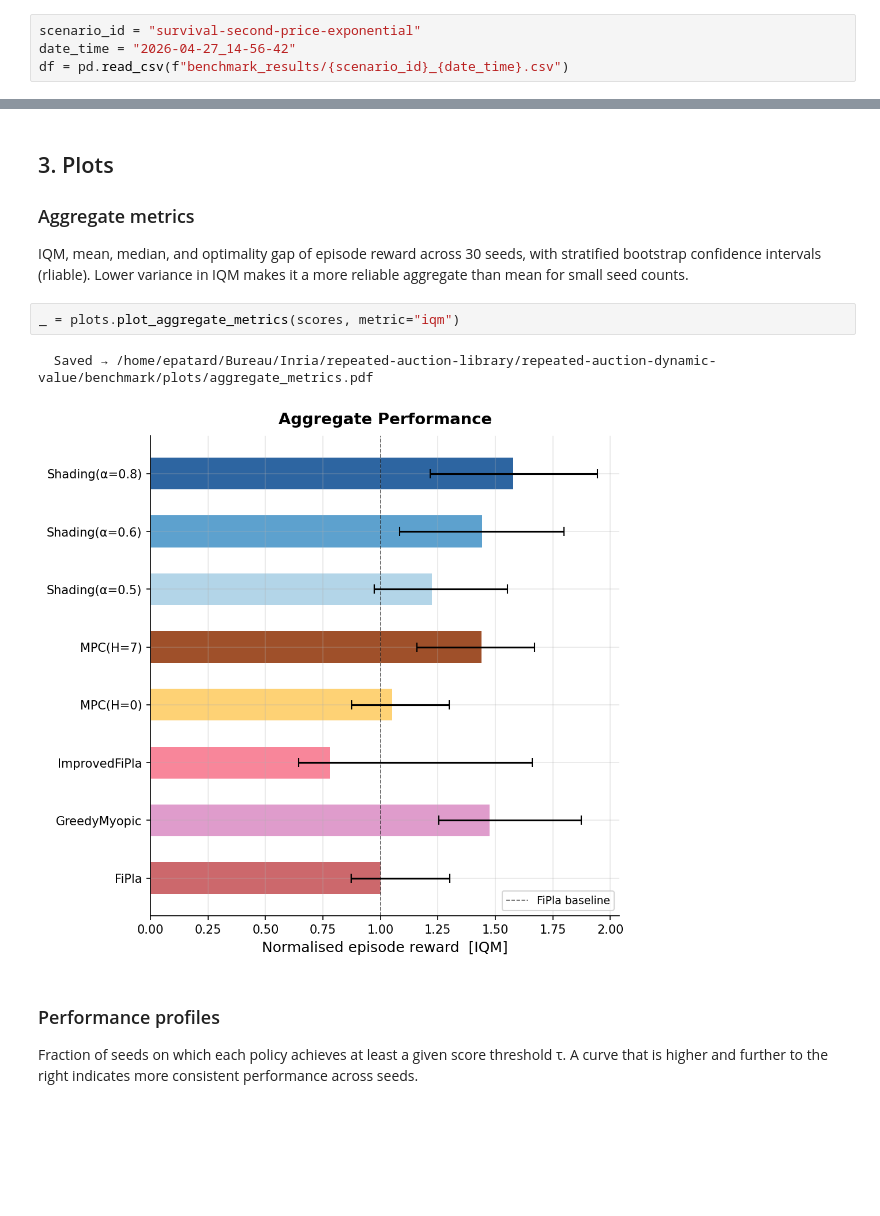
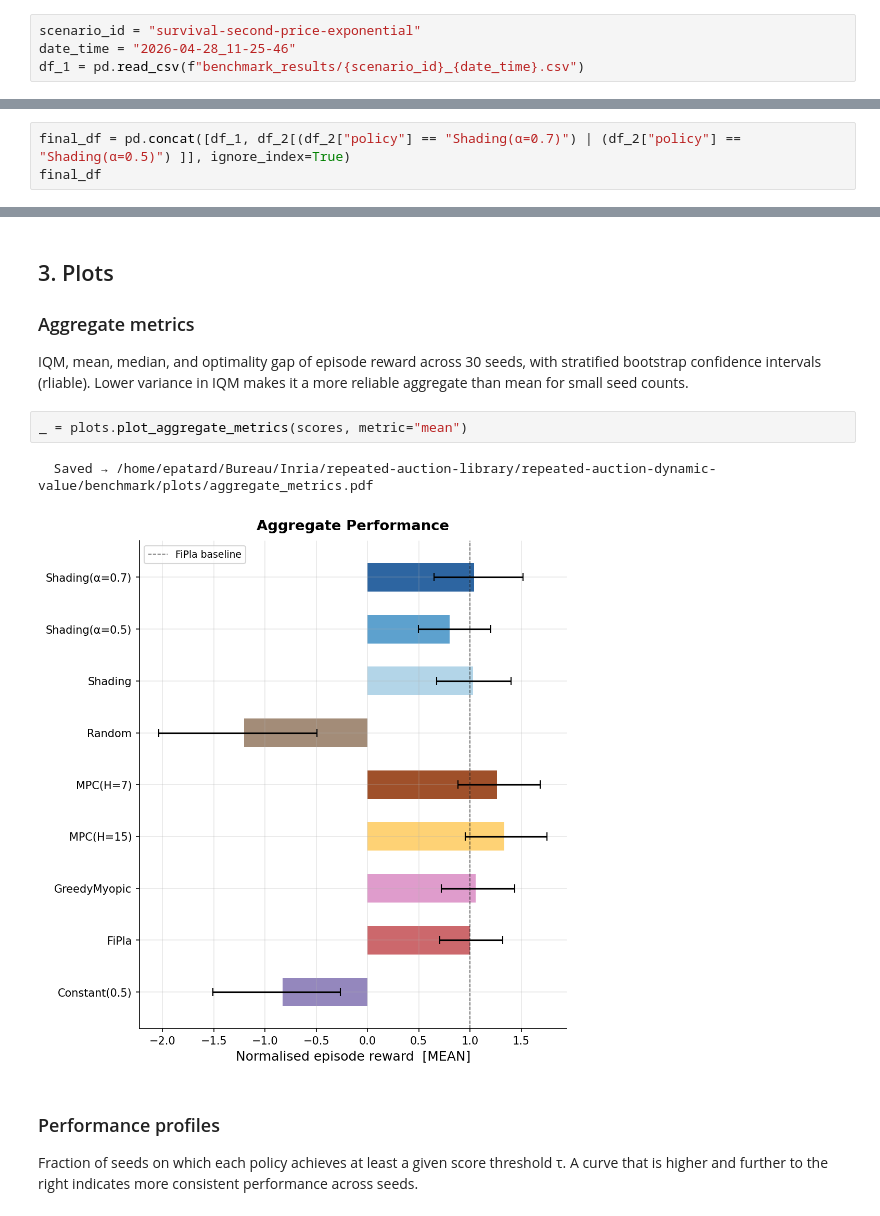
Before and after one commit to eugeniepatard/dynamauction, a Jupyter notebook: benchmark/benchmark_results.ipynb, the cells around one changed output, grey strips where cells are left out. Drawn from its saved outputs; the diff is of its cells as text; blank space fills up the shorter version.

```diff
--- a/benchmark/benchmark_results.ipynb
+++ b/benchmark/benchmark_results.ipynb
@@ -29,5 +29,5 @@ Then run the evaluation (add `--sim-policies mpc` to include MPC, which takes a
 Load the saved per-step CSV and build the score matrix (total episode reward per policy per seed) used by rliable.
 # %%
 scenario_id = "survival-second-price-exponential"
-date_time = "2026-04-27_14-56-42"
-df = pd.read_csv(f"benchmark_results/{scenario_id}_{date_time}.csv")
+date_time = "2026-04-28_11-25-46"
+df_1 = pd.read_csv(f"benchmark_results/{scenario_id}_{date_time}.csv")
@@ -43,0 +53,3 @@ final_df = pd.concat([df[df["policy"] != "FiPla"], df_2[df_2["policy"] == "Greed
+# %%
+final_df = pd.concat([df_1, df_2[(df_2["policy"] == "Shading(α=0.7)") | (df_2["policy"] == "Shading(α=0.5)") ]], ignore_index=True)
+final_df
@@ -60,10 +87,10 @@ Length: 8, dtype: str
 
 IQM, mean, median, and optimality gap of episode reward across 30 seeds, with stratified bootstrap confidence intervals (rliable). Lower variance in IQM makes it a more reliable aggregate than mean for small seed counts.
 # %%
-_ = plots.plot_aggregate_metrics(scores, metric="iqm")
+_ = plots.plot_aggregate_metrics(scores, metric="mean")
 # %% [output]
   Saved → /home/epatard/Bureau/Inria/repeated-auction-library/repeated-auction-dynamic-value/benchmark/plots/aggregate_metrics.pdf
-[figure, old version]
+[figure, new version]
 # %% [markdown]
 ### Performance profiles
 
```
Also changed, not shown: parts of 14 cells of this notebook, 8 other files.
